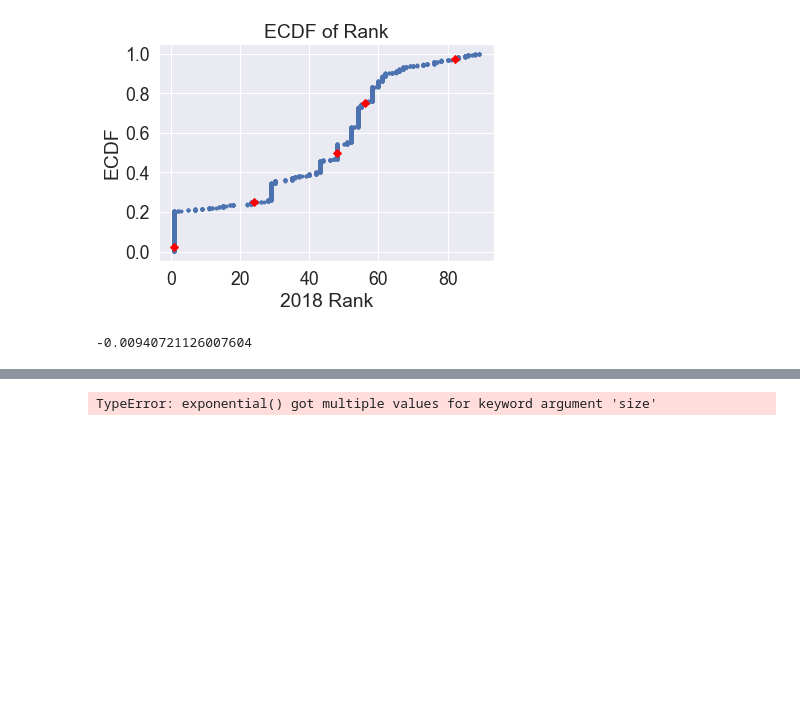
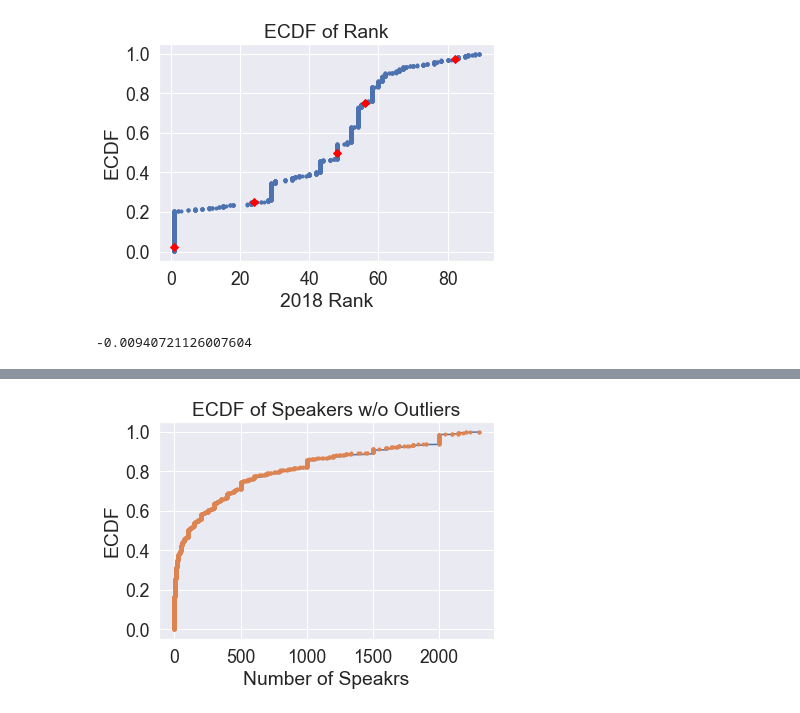
Before and after one commit to AlexEBall/Endangered_Languages_Capstone_Proj_1, a Jupyter notebook: statistical_inferences/Applied Inferential Statistics.ipynb, the cells around one changed output, grey strips where cells are left out. Saved outputs shown, nothing was run; the diff lists cells and outputs as text; code cells hidden in the pictures; blank space fills up the shorter version.

```diff
--- a/statistical_inferences/Applied Inferential Statistics.ipynb
+++ b/statistical_inferences/Applied Inferential Statistics.ipynb
@@ -117,21 +111,21 @@ AttributeError: 'Series' object has no attribute 'info'
 # %%
 # Compute mean and standard deviation: mu, sigma
 mu = np.mean(speakers_no_outliers)
 sigma = np.std(speakers_no_outliers)
 
 # Sample out of a normal distribution with this mu and sigma: samples
-samples = np.random.normal(mu, sigma, size=10000)
+samples = np.random.choice(speakers_no_outliers, 10000, replace=True)
 
 # Get the CDF of the samples and of the data
 x_theor, y_theor = ecdf(samples)
 x, y = ecdf(speakers_no_outliers)
 
 # Plot the CDFs and show the plot
 _ = plt.plot(x_theor, y_theor)
 _ = plt.plot(x, y, marker='.', linestyle='none')
 _ = plt.xlabel('Number of Speakrs')
 _ = plt.ylabel('ECDF')
 _ = plt.title('ECDF of Speakers w/o Outliers')
 plt.show()
 # %% [output]
-TypeError: exponential() got multiple values for keyword argument 'size'
+[figure, added]
```
Also changed, not shown: parts of 25 cells of this notebook.
